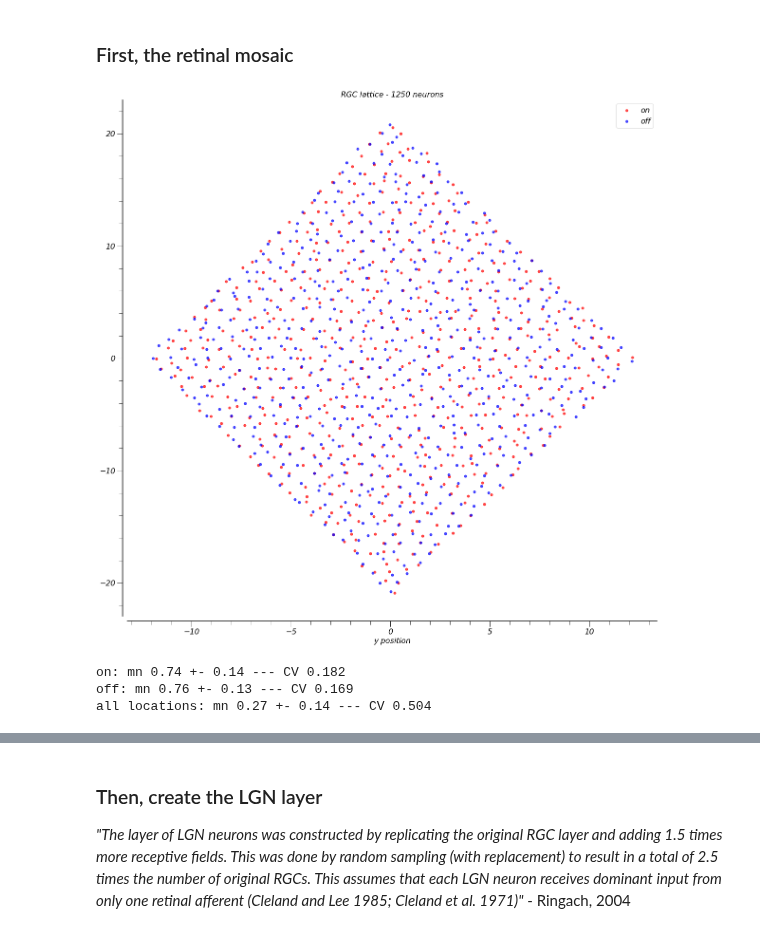
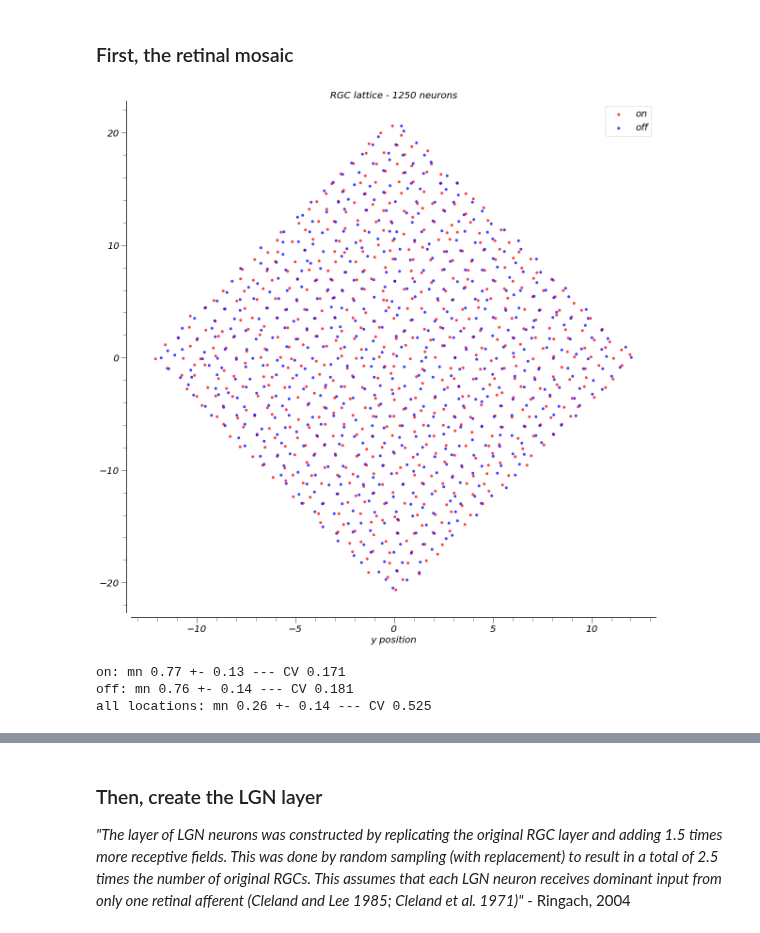
Before and after one commit to paul-levy/SF-diversity, a Jupyter notebook: lgn-v1-construction.ipynb, the cells around one changed output, grey strips where cells are left out. Drawn from its saved outputs; the diff is of its cells as text; code cells hidden in the pictures.

```diff
--- a/lgn-v1-construction.ipynb
+++ b/lgn-v1-construction.ipynb
@@ -43,29 +43,29 @@ $\vec{\mathbf{x}}$ = $\lambda$ * $\begin{pmatrix} 1 & 1 \\\ \sqrt{3} & -\sqrt{3}
 # %% [markdown]
 ### First, the retinal mosaic
 # %%
-latNum = latNum+1;
-# latNum = 5;
+# latNum = latNum+1;
+latNum = 5;
 
 nsteps = 12;
 sc_factor=1/2.0;
 lm=1;
 sig_ringach = 0.155;
 
-on_locs, off_locs = lgn_v1.rgc_lattice(nsteps, sc_factor=sc_factor, lm=lm, sig_pos=sig_ringach)
+on_locs, off_locs = lgn_v1.rgc_lattice(nsteps, sc_factor=sc_factor, lmda=lm, sig_pos=sig_ringach)
 f = plt.figure(figsize=(20, 20));
 
 plt.scatter(on_locs[:, 0], on_locs[:, 1], c='r', alpha=0.7, label='on');
 plt.scatter(off_locs[:, 0], off_locs[:, 1], c='b', alpha=0.7, label='off');
 
 plt.axis('equal');
 plt.axis('tight');
 plt.xlabel('x position')
 plt.xlabel('y position')
 plt.title('RGC lattice - %d neurons' % (len(on_locs)+len(off_locs)));
 plt.legend();
 sns.despine(offset=10)
 # %% [output]
-[figure, old version]
+[figure, new version]
 # %%
 ### Now, compute the distribution of distances between locations - first within class then, across
 # within class:
@@ -92,9 +92,9 @@ mn_both, sd_both = np.mean(both_min), np.std(both_min);
 cv_both = np.divide(sd_both, mn_both);
 print('%s: mn %.2f +- %.2f --- CV %.3f' % ('all locations', mn_both, sd_both, cv_both))
 # %% [output]
-on: mn 0.74 +- 0.14 --- CV 0.182
-off: mn 0.76 +- 0.13 --- CV 0.169
-all locations: mn 0.27 +- 0.14 --- CV 0.504
+on: mn 0.77 +- 0.13 --- CV 0.171
+off: mn 0.76 +- 0.14 --- CV 0.181
+all locations: mn 0.26 +- 0.14 --- CV 0.525
 # %%
 all_dist_within = np.hstack((on_min, off_min));
 all_mean, all_std = np.mean(all_dist_within), np.std(all_dist_within);
```
Also changed, not shown: parts of 16 cells of this notebook, 1 other file.
